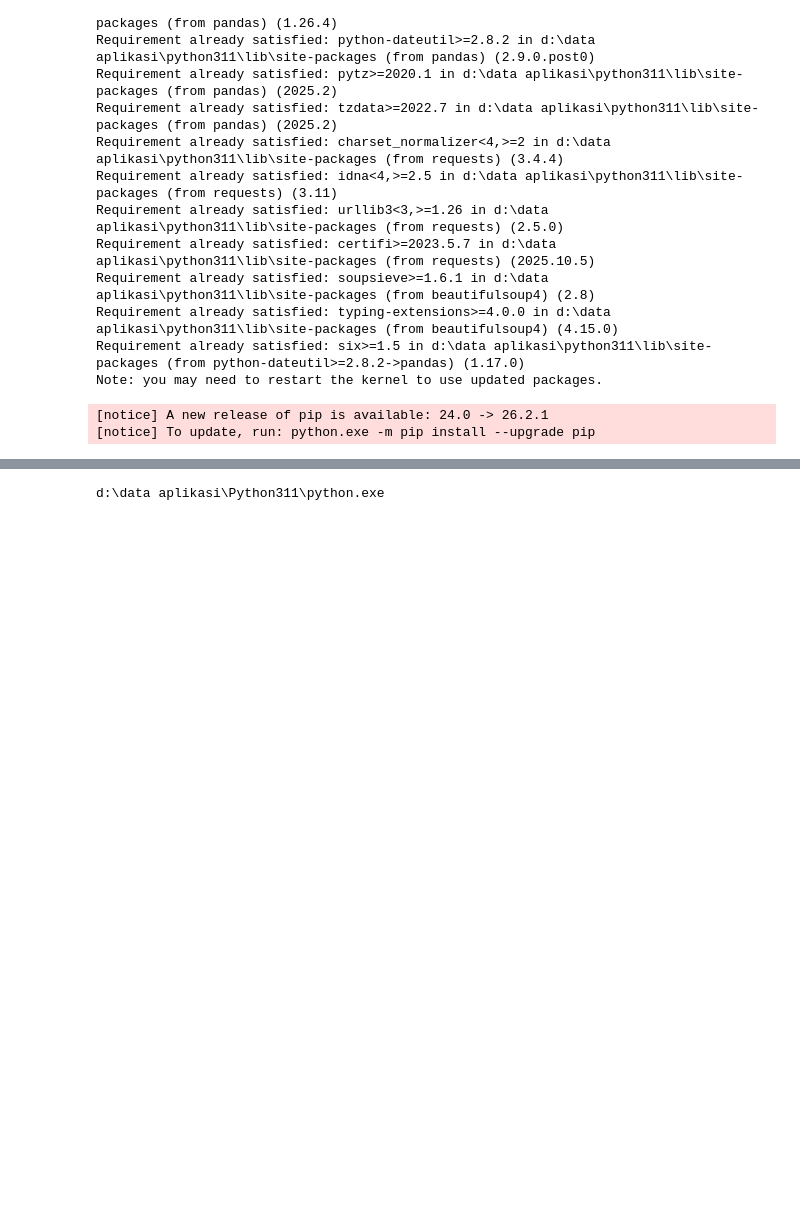
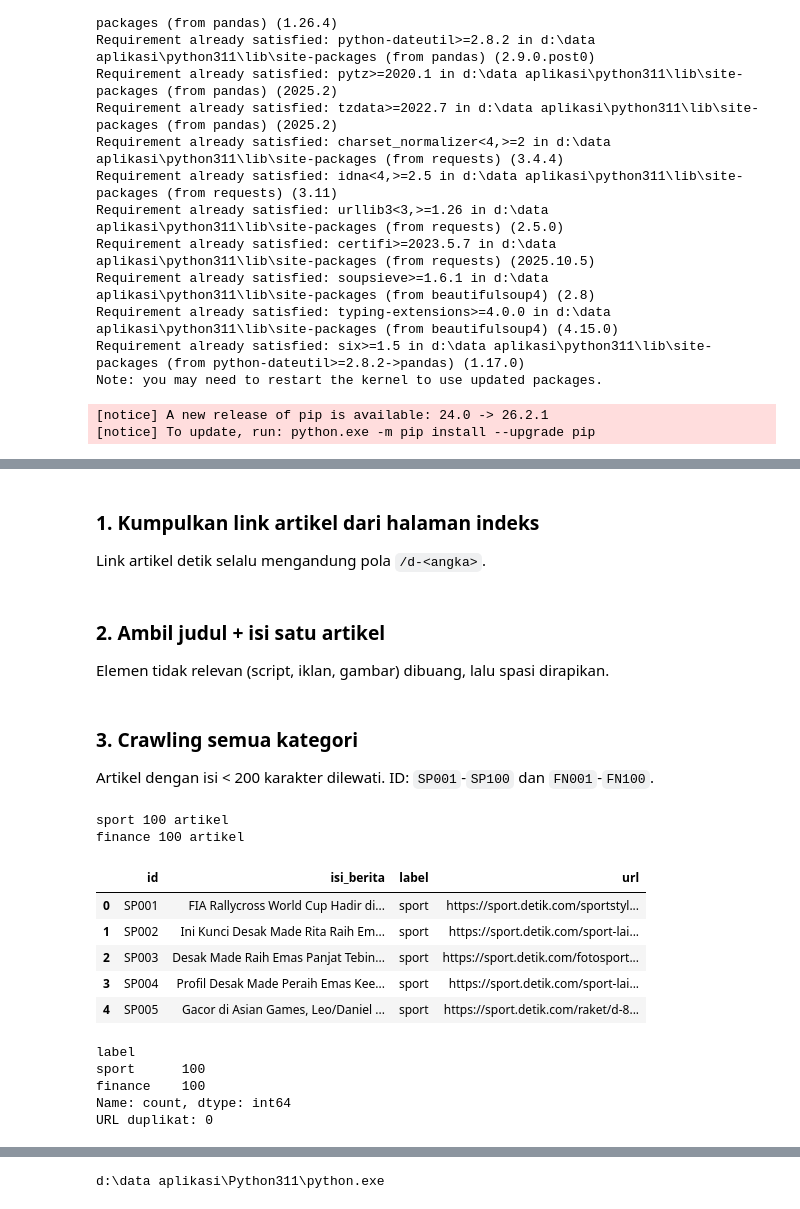
Before and after one commit to elpitaa/PPW, a Jupyter notebook: detik.ipynb, the cells around one changed output, grey strips where cells are left out. Saved outputs shown, nothing was run; the diff lists cells and outputs as text; code cells hidden in the pictures; blank space fills up the shorter version.

```diff
--- a/detik.ipynb
+++ b/detik.ipynb
@@ -80,0 +110,3 @@ Note: you may need to restart the kernel to use updated packages.
+# %% [markdown]
+### 1. Kumpulkan link artikel dari halaman indeks
+Link artikel detik selalu mengandung pola `/d-<angka>`.
@@ -80,0 +130,3 @@ Note: you may need to restart the kernel to use updated packages.
+# %% [markdown]
+### 2. Ambil judul + isi satu artikel
+Elemen tidak relevan (script, iklan, gambar) dibuang, lalu spasi dirapikan.
@@ -81 +145,44 @@ Note: you may need to restart the kernel to use updated packages.
+# %% [markdown]
+### 3. Crawling semua kategori
+Artikel dengan isi < 200 karakter dilewati. ID: `SP001`-`SP100` dan `FN001`-`FN100`.
+# %%
+baris = []
+for label, domain in SITUS.items():
+    n = 0
+    for url in ambil_link(domain):
+        try:
+            teks = ambil_isi(url)
+        except requests.RequestException:
+            continue
+        if len(teks) < 200:
+            continue
+        n += 1
+        baris.append({"id": ("SP" if label == "sport" else "FN") + f"{n:03d}",
+                      "isi_berita": teks, "label": label, "url": url})
+        time.sleep(1)
+        if n == TARGET:
+            break
+    print(label, n, "artikel")
+
+df = pd.DataFrame(baris)
+df.to_csv("dataset_detik.csv", index=False, encoding="utf-8-sig")
+df.head()
+# %% [output]
+sport 100 artikel
+finance 100 artikel
+|  | id | isi_berita | label | url |
+| 0 | SP001 | FIA Rallycross World Cup Hadir di... | sport | https://sport.detik.com/sportstyl... |
+| 1 | SP002 | Ini Kunci Desak Made Rita Raih Em... | sport | https://sport.detik.com/sport-lai... |
+| 2 | SP003 | Desak Made Raih Emas Panjat Tebin... | sport | https://sport.detik.com/fotosport... |
+| 3 | SP004 | Profil Desak Made Peraih Emas Kee... | sport | https://sport.detik.com/sport-lai... |
+| 4 | SP005 | Gacor di Asian Games, Leo/Daniel ... | sport | https://sport.detik.com/raket/d-8... |
+# %%
+print(df["label"].value_counts())
+print("URL duplikat:", df["url"].duplicated().sum())
+# %% [output]
+label
+sport      100
+finance    100
+Name: count, dtype: int64
+URL duplikat: 0
 # %% [markdown]
```
Also changed, not shown: parts of 25 cells of this notebook, 30 other files.
